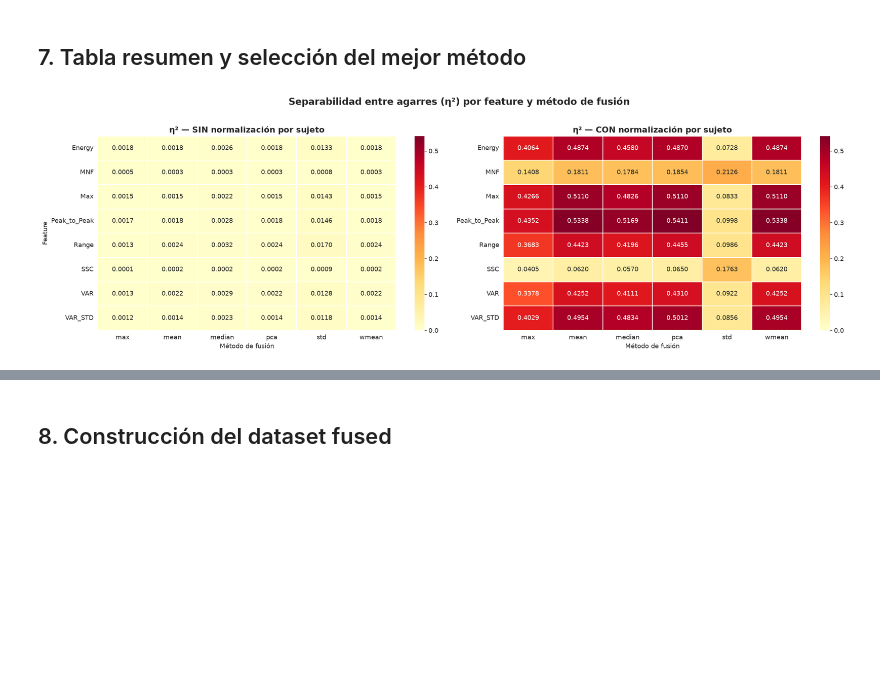
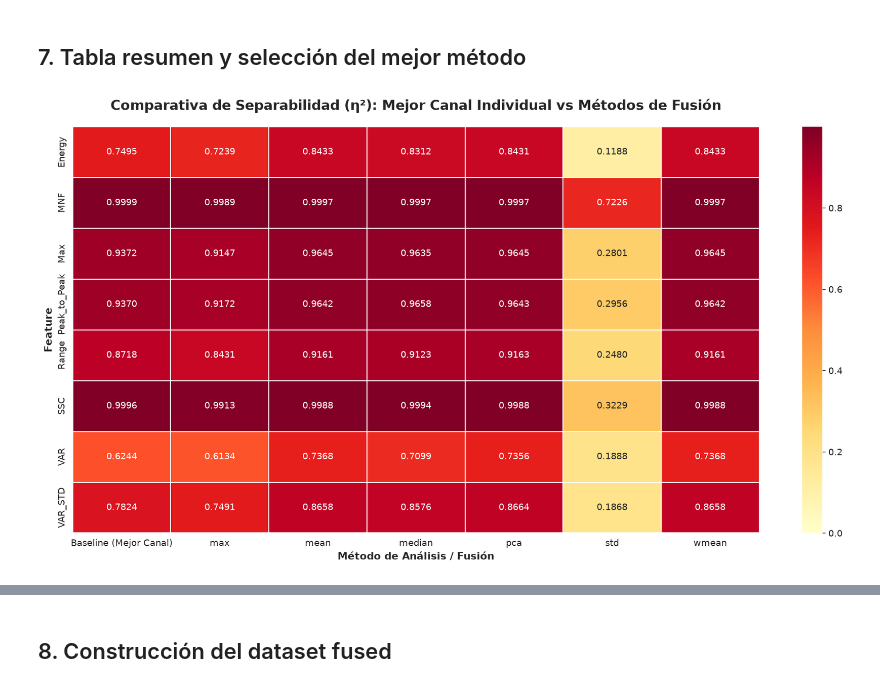
Before and after one commit to mariabda2/sEMG-ArmBand, a Jupyter notebook: notebooks/06_channel_fusion.ipynb, the cells around one changed output, grey strips where cells are left out. Drawn from its saved outputs; the diff is of its cells as text; code cells hidden in the pictures; blank space fills up the shorter version.

```diff
--- a/notebooks/06_channel_fusion.ipynb
+++ b/notebooks/06_channel_fusion.ipynb
@@ -35,5 +34,5 @@ ruta='./data/processed/df_mean.xlsx'
 # %%
-ruta='../data/master/intact_mean_boxcox.csv'
+ruta='../data/master/intact_boxcox_mean.csv'
 # %%
 df = pd.read_csv(ruta)
 
@@ -306,32 +255,51 @@ eta2_fusion_norm.pivot(index='feature', columns='method', values='eta2').round(4
 # %% [markdown]
 ## 7. Tabla resumen y selección del mejor método
 # %%
-# Heatmap comparativo: η² por feature × método (con normalización por sujeto)
-pivot_norm = eta2_fusion_norm.pivot(index='feature', columns='method', values='eta2')
+# 1. EXTRACCIÓN SEGURA DEL BASELINE
+# Forzamos la creación de un DataFrame con el valor MÁXIMO real por feature
+baseline_list = []
+for feat in FEATURES:
+    # Filtramos todas las filas de esa feature en el baseline
+    feat_data = eta2_baseline_norm[eta2_baseline_norm['feature'] == feat]
+    # Buscamos el valor máximo de eta2 entre los 8 canales
+    max_val = feat_data['eta2'].max()
+    baseline_list.append({'feature': feat, 'method': 'Baseline (Mejor Canal)', 'eta2': max_val})
 
-fig, axes = plt.subplots(1, 2, figsize=(20, 6))
+df_baseline_max = pd.DataFrame(baseline_list)
 
-# Heatmap sin normalización
-pivot_raw = eta2_fusion_raw.pivot(index='feature', columns='method', values='eta2')
-sns.heatmap(pivot_raw, annot=True, fmt='.4f', cmap='YlOrRd', ax=axes[0],
-            linewidths=1, linecolor='white', vmin=0, vmax=max(pivot_raw.max().max(), pivot_norm.max().max()))
-axes[0].set_title('η² — SIN normalización por sujeto', fontweight='bold', fontsize=14)
-axes[0].set_xlabel('Método de fusión')
-axes[0].set_ylabel('Feature')
+# 2. Preparar los datos de Fusión (estos ya vienen correctos por feature)
+fusion_data = eta2_fusion_norm[['feature', 'method', 'eta2']]
 
-# Heatmap con normalización
-sns.heatmap(pivot_norm, annot=True, fmt='.4f', cmap='YlOrRd', ax=axes[1],
-            linewidths=1, linecolor='white', vmin=0, vmax=max(pivot_raw.max().max(), pivot_norm.max().max()))
-axes[1].set_title('η² — CON normalización por sujeto', fontweight='bold', fontsize=14)
-axes[1].set_xlabel('Método de fusión')
-axes[1].set_ylabel('')
+# 3. Unir Baseline + Fusión
+df_compare = pd.concat([df_baseline_max, fusion_data], ignore_index=True)
 
-fig.suptitle('Separabilidad entre agarres (η²) por feature y método de fusión',
-             fontweight='bold', fontsize=16, y=1.02)
-fig.tight_layout()
+# 4. Pivotar para el Heatmap
+pivot_compare = df_compare.pivot(index='feature', columns='method', values='eta2')
+
+# Asegurar que el Baseline esté a la izquierda
+cols = ['Baseline (Mejor Canal)'] + [m for m in pivot_compare.columns if m != 'Baseline (Mejor Canal)']
+pivot_compare = pivot_compare[cols]
+
+# 5. Visualización
+plt.figure(figsize=(15, 8))
+sns.heatmap(pivot_compare,
+            annot=True,
+            fmt='.4f',
+            cmap='YlOrRd',
+            linewidths=1,
+            linecolor='white',
+            vmin=0,
+            vmax=pivot_compare.max().max())
+
+plt.title('Comparativa de Separabilidad (η²): Mejor Canal Individual vs Métodos de Fusión',
+          fontweight='bold', fontsize=16, pad=20)
+plt.xlabel('Método de Análisis / Fusión', fontweight='bold', fontsize=12)
+plt.ylabel('Feature', fontweight='bold', fontsize=12)
+
+plt.tight_layout()
 plt.show()
 # %% [output]
-[figure, old version]
+[figure, new version]
 # %%
 # Tabla resumen: mejor método por feature (con normalización por sujeto)
 best_methods = eta2_fusion_norm.loc[
```
Also changed, not shown: parts of 26 cells of this notebook, 4 other files.
